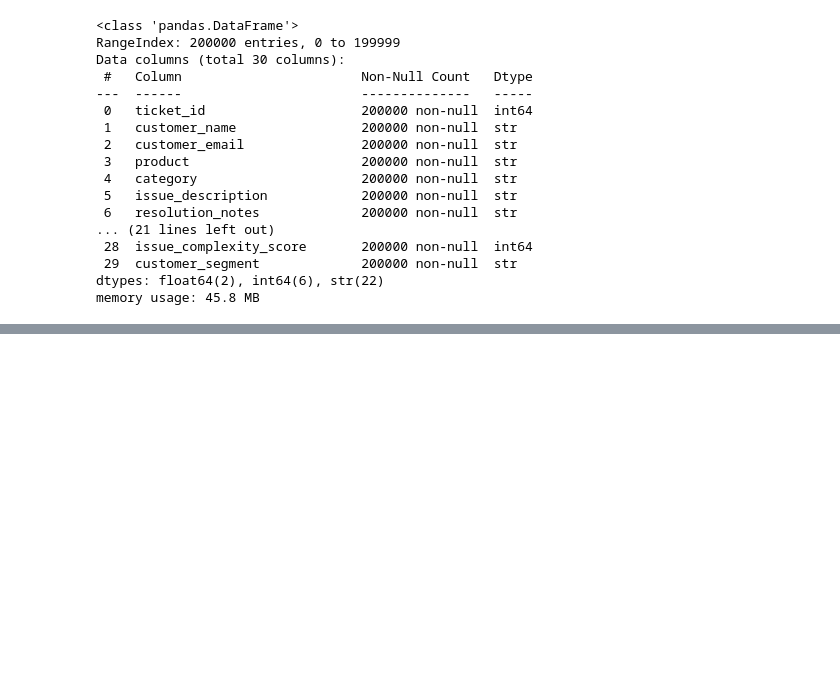
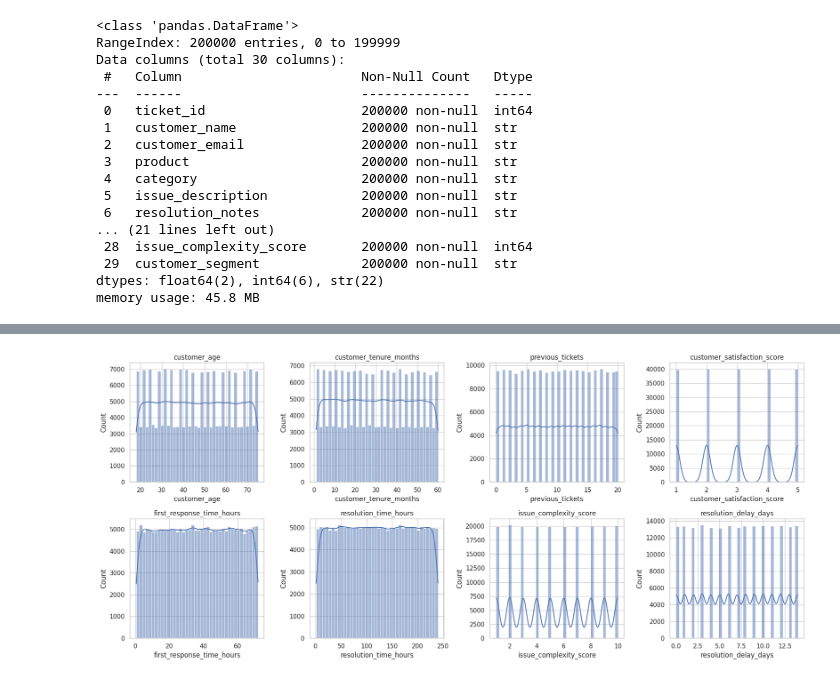
Before and after one commit to Feinst69/RAG_time, a Jupyter notebook: notebooks/eda.ipynb, the cells around one changed output, grey strips where cells are left out. Cells and saved outputs as stored; diff of their text form; code cells hidden in the pictures; blank space fills up the shorter version.

```diff
--- a/notebooks/eda.ipynb
+++ b/notebooks/eda.ipynb
@@ -64,0 +68,8 @@ df.describe()
+# %%
+import numpy as np
+import matplotlib.pyplot as plt
+import seaborn as sns
+
+pd.set_option("display.max_columns", 100)
+pd.set_option("display.max_rows", 200)
+sns.set_theme(style="whitegrid")
@@ -64,0 +129,11 @@ df.describe()
+# %%
+# Parsing dates + features temporelles
+for col in ["ticket_created_date", "ticket_resolved_date"]:
+    df[col] = pd.to_datetime(df[col], errors="coerce")
+
+df["resolution_delay_days"] = (df["ticket_resolved_date"] - df["ticket_created_date"]).dt.total_seconds() / 86400
+
+df["created_year"] = df["ticket_created_date"].dt.year
+df["created_month"] = df["ticket_created_date"].dt.month
+
+df[["ticket_created_date", "ticket_resolved_date", "resolution_delay_days", "created_year", "created_month"]].head()
@@ -64,0 +171,24 @@ df.describe()
+# %%
+# Distribution des variables numériques
+num_cols = [
+    "customer_age",
+    "customer_tenure_months",
+    "previous_tickets",
+    "customer_satisfaction_score",
+    "first_response_time_hours",
+    "resolution_time_hours",
+    "issue_complexity_score",
+    "resolution_delay_days",
+]
+
+fig, axes = plt.subplots(2, 4, figsize=(18, 8))
+axes = axes.flatten()
+
+for i, col in enumerate(num_cols):
+    sns.histplot(df[col], kde=True, ax=axes[i], bins=40)
+    axes[i].set_title(col)
+
+plt.tight_layout()
+plt.show()
+# %% [output]
+[figure, added]
```
Also changed, not shown: parts of 14 cells of this notebook, 5 other files.
